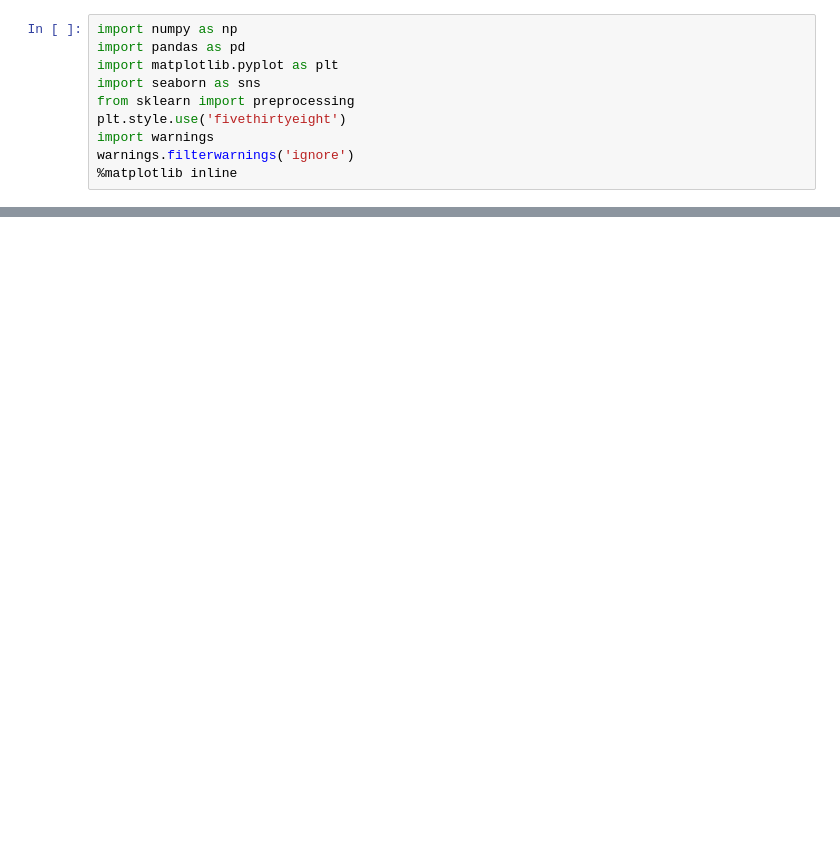
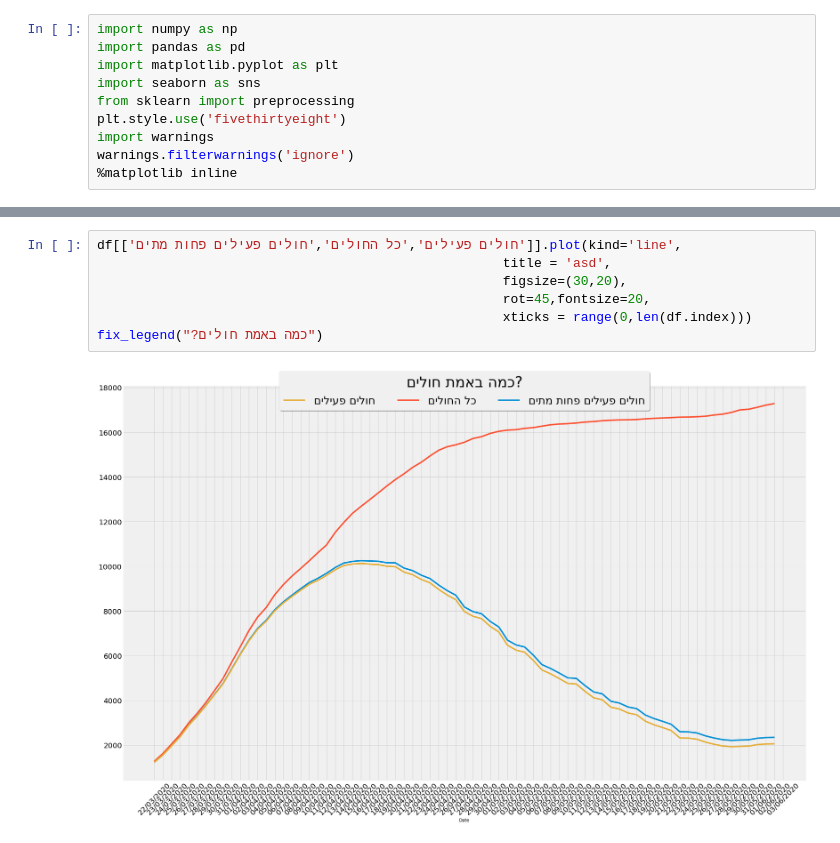
Before and after one commit to sarmon01/israel_corona, a Jupyter notebook: israel_corona.ipynb, the cells around one changed output, grey strips where cells are left out. Cells and saved outputs as stored; diff of their text form; blank space fills up the shorter version.

```diff
--- a/israel_corona.ipynb
+++ b/israel_corona.ipynb
@@ -39 +48,10 @@ df
+# %%
+df[['חולים פעילים','כל החולים','חולים פעילים פחות מתים']].plot(kind='line',
+                                                    title = 'asd',
+                                                    figsize=(30,20),
+                                                    rot=45,fontsize=20,
+                                                    xticks = range(0,len(df.index)))
+fix_legend("?כמה באמת חולים")
+# %% [output]
+[figure, added]
 # %%
```
Also changed, not shown: parts of 16 cells of this notebook.
